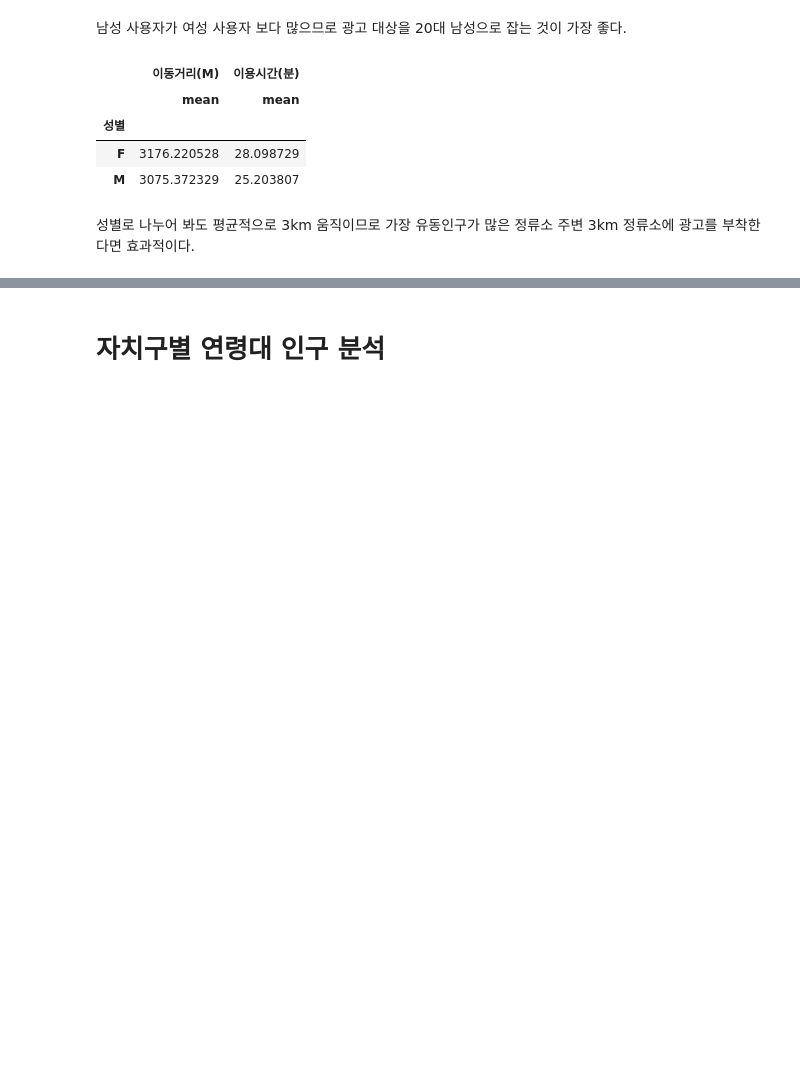
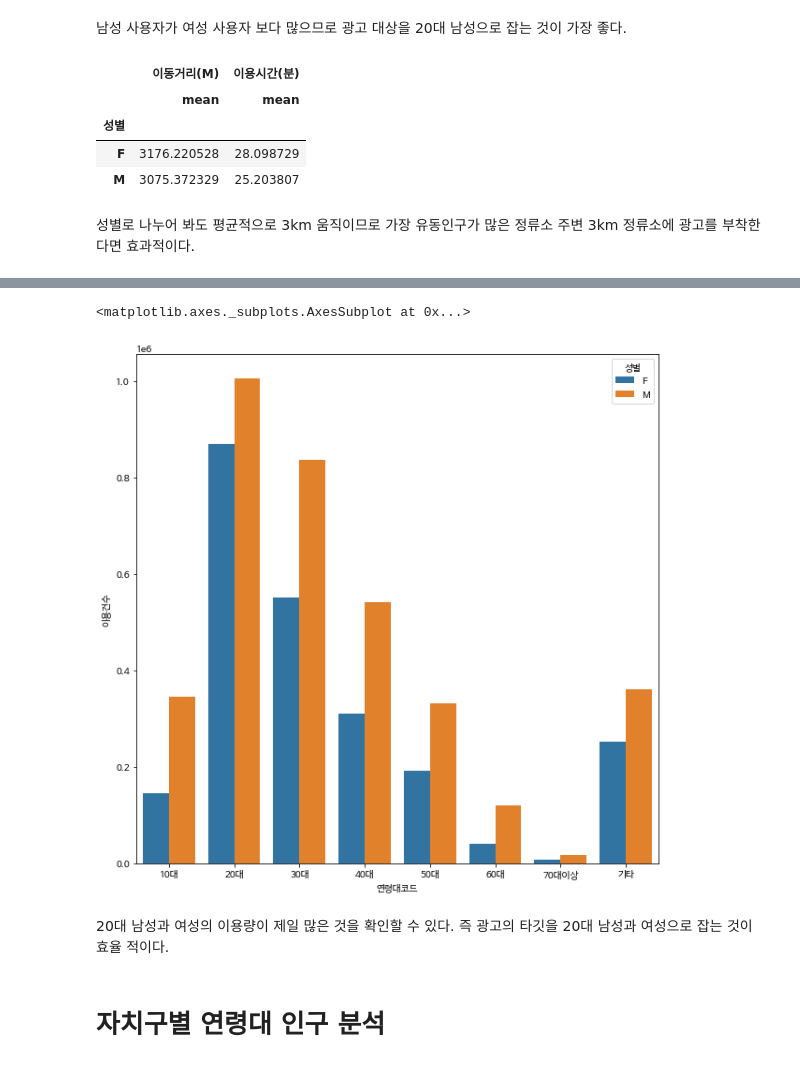
Before and after one commit to Aimerlee123/Python-teamproject, a Jupyter notebook: 공공자전거_이용현황_분석.ipynb, the cells around one changed output, grey strips where cells are left out. Saved outputs shown, nothing was run; the diff lists cells and outputs as text; code cells hidden in the pictures; blank space fills up the shorter version.

```diff
--- a/공공자전거_이용현황_분석.ipynb
+++ b/공공자전거_이용현황_분석.ipynb
@@ -155,3 +155,6 @@ bike2.groupby('성별').agg({'이동거리(M)':['mean'],'이용시간(분)':['me
 | M | 3075.372329 | 25.203807 |
 # %% [markdown]
 성별로 나누어 봐도 평균적으로 3km 움직이므로 가장 유동인구가 많은 정류소 주변 3km 정류소에 광고를 부착한다면 효과적이다.
+# %%
+df1=bike2.groupby(['연령대코드','성별'],as_index=False)['이용건수'].sum()
+df1
@@ -158,3 +179,11 @@ bike2.groupby('성별').agg({'이동거리(M)':['mean'],'이용시간(분)':['me
+# %%
+plt.figure(figsize=(10,10))
+sns.barplot(x='연령대코드', y='이용건수', hue='성별',data=df1 )
+# %% [output]
+<matplotlib.axes._subplots.AxesSubplot at 0x...>
+[figure, added]
+# %% [markdown]
+20대 남성과 여성의 이용량이 제일 많은 것을 확인할 수 있다. 즉 광고의 타깃을 20대 남성과 여성으로 잡는 것이 효율 적이다.
 # %% [markdown]
 # 자치구별 연령대 인구 분석
 # %%
```
Also changed, not shown: parts of 5 cells of this notebook.
